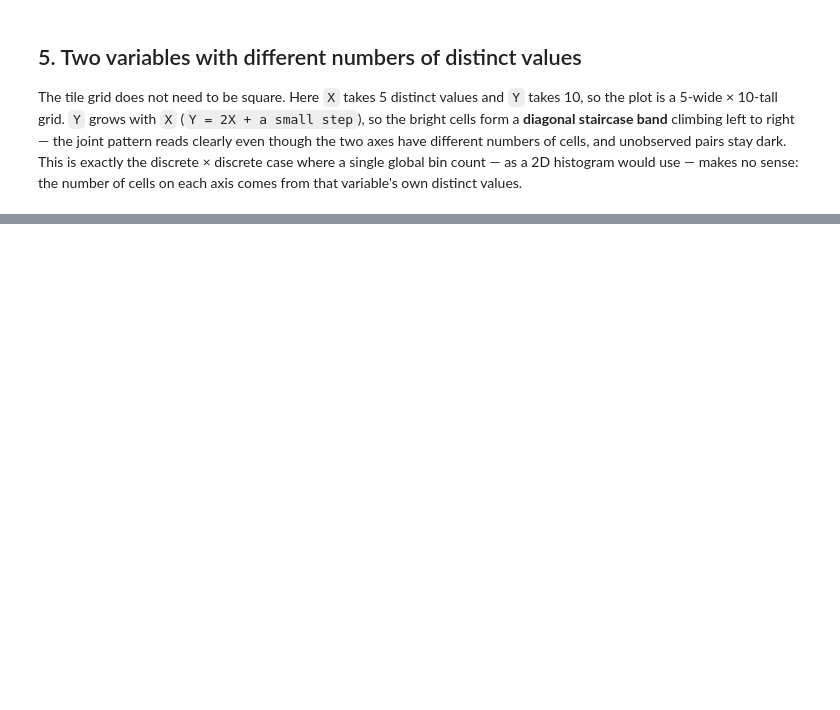
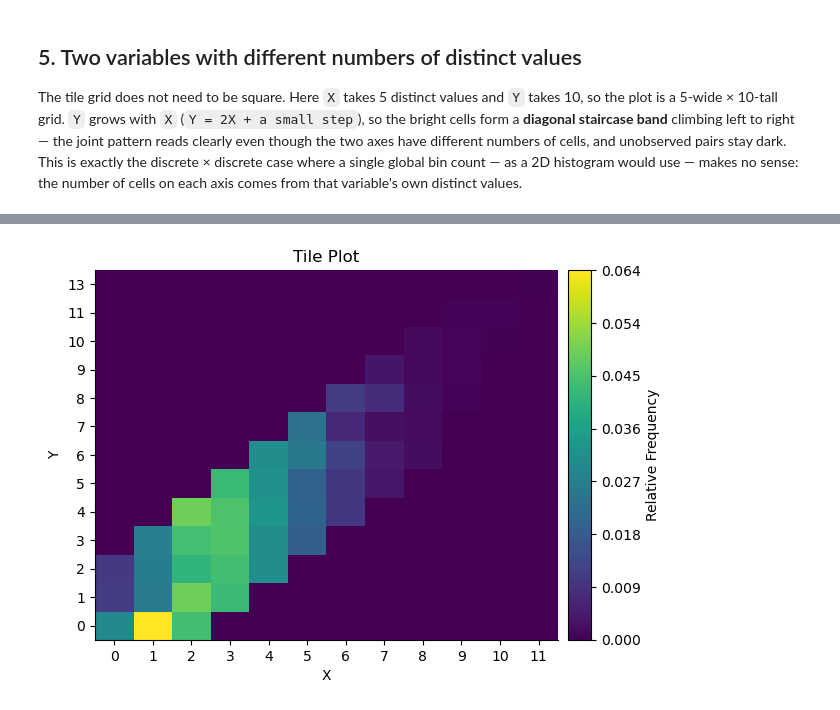
Before and after one commit to calpoly-symbulate/symbulate, a Jupyter notebook: team/new_graphics/new_graphics_demos/tile_demo.ipynb, the cells around one changed output, grey strips where cells are left out. Cells and saved outputs as stored; diff of their text form; code cells hidden in the pictures; blank space fills up the shorter version.

```diff
--- a/team/new_graphics/new_graphics_demos/tile_demo.ipynb
+++ b/team/new_graphics/new_graphics_demos/tile_demo.ipynb
@@ -127,0 +193,11 @@ plt.show()  # a 5-wide x 10-tall grid with a diagonal staircase band
+# %%
+import warnings
+
+# Two discrete variables + bins=: nothing to bin, so bins is ignored with a warning.
+with warnings.catch_warnings(record=True) as caught:
+    warnings.simplefilter("always")
+    make_tile(x, y, plt.gca(), bins=15)  # x, y are the discrete Poisson vars from Section 1
+for w in caught:
+    print(f"{w.category.__name__}: {w.message}")
+plt.show()  # still draws one cell per distinct value; bins had no effect
+# %% [output]
@@ -128,3 +205,4 @@ plt.show()  # a 5-wide x 10-tall grid with a diagonal staircase band
+[figure, added]
 # %% [markdown]
 ## Verification checklist
 
```
Also changed, not shown: parts of 13 cells of this notebook, 3 other files.
